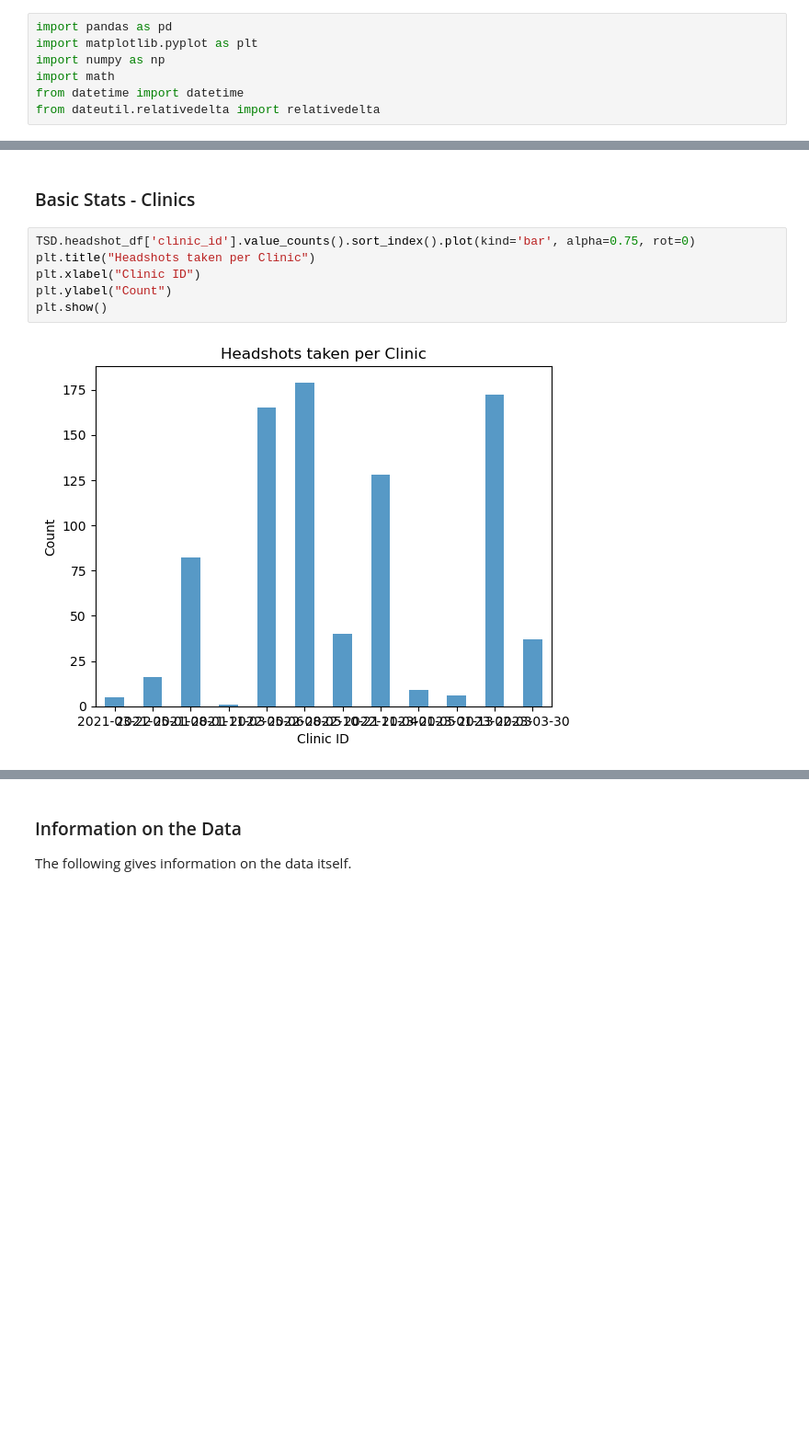
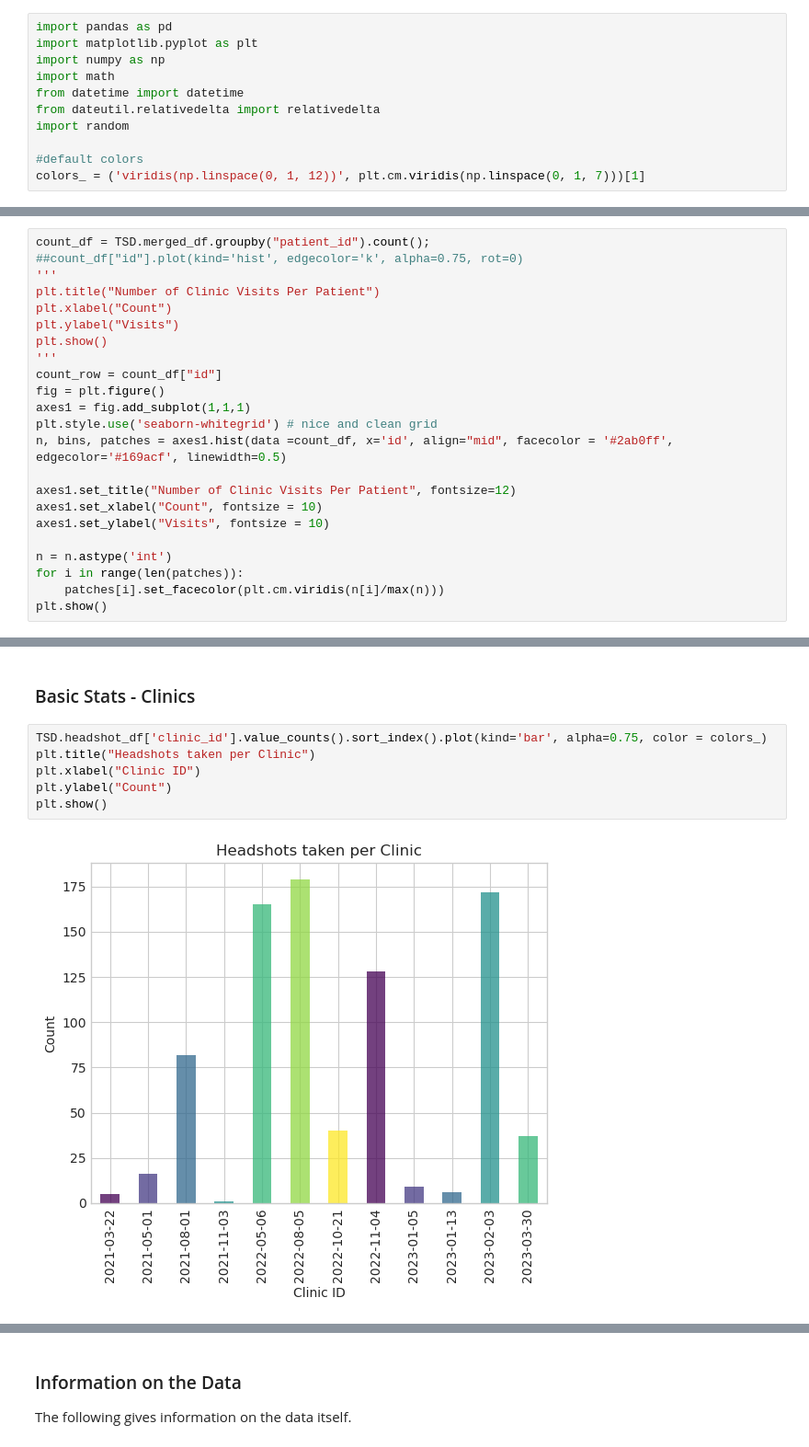
Before and after one commit to slogan621/tscharts, a Jupyter notebook: tools/datascience/Notebooks/General_Info.ipynb, the cells around one changed output, grey strips where cells are left out. Shown at 92% size. Drawn from its saved outputs; the diff is of its cells as text; blank space fills up the shorter version.

```diff
--- a/tools/datascience/Notebooks/General_Info.ipynb
+++ b/tools/datascience/Notebooks/General_Info.ipynb
@@ -5,6 +5,10 @@ import numpy as np
 import math
 from datetime import datetime
 from dateutil.relativedelta import relativedelta
+import random
+
+#default colors
+colors_ = ('viridis(np.linspace(0, 1, 12))', plt.cm.viridis(np.linspace(0, 1, 7)))[1]
 # %% [markdown]
 ## Data Import
 All necessary file links and merged data can be accessed through the TSD.py file
@@ -108,3 +129,26 @@ merged_df.describe()
 | 50% | 440.000000 | 951.000000 | 25.000000 | 440.000000 | 25.000000 | 11.000000 |
 | 75% | 582.000000 | 1137.000000 | 30.000000 | 582.000000 | 30.000000 | 18.000000 |
 | max | 721.000000 | 1323.000000 | 34.000000 | 721.000000 | 34.000000 | 68.000000 |
+# %%
+count_df = TSD.merged_df.groupby("patient_id").count();
+##count_df["id"].plot(kind='hist', edgecolor='k', alpha=0.75, rot=0)
+'''
+plt.title("Number of Clinic Visits Per Patient")
+plt.xlabel("Count")
+plt.ylabel("Visits")
+plt.show()
+'''
+count_row = count_df["id"]
+fig = plt.figure()
+axes1 = fig.add_subplot(1,1,1)
+plt.style.use('seaborn-whitegrid') # nice and clean grid
+n, bins, patches = axes1.hist(data =count_df, x='id', align="mid", facecolor = '#2ab0ff', edgecolor='#169acf', linewidth=0.5)
+
+axes1.set_title("Number of Clinic Visits Per Patient", fontsize=12)
+axes1.set_xlabel("Count", fontsize = 10)
+axes1.set_ylabel("Visits", fontsize = 10)
+
+n = n.astype('int')
+for i in range(len(patches)):
+    patches[i].set_facecolor(plt.cm.viridis(n[i]/max(n)))
+plt.show()
@@ -111,10 +157,10 @@ merged_df.describe()
 # %% [markdown]
 ### Basic Stats - Clinics
 # %%
-TSD.headshot_df['clinic_id'].value_counts().sort_index().plot(kind='bar', alpha=0.75, rot=0)
+TSD.headshot_df['clinic_id'].value_counts().sort_index().plot(kind='bar', alpha=0.75, color = colors_)
 plt.title("Headshots taken per Clinic")
 plt.xlabel("Clinic ID")
 plt.ylabel("Count")
 plt.show()
 # %% [output]
-[figure, old version]
+[figure, new version]
```
Also changed, not shown: parts of 10 cells of this notebook, 1 other file.
